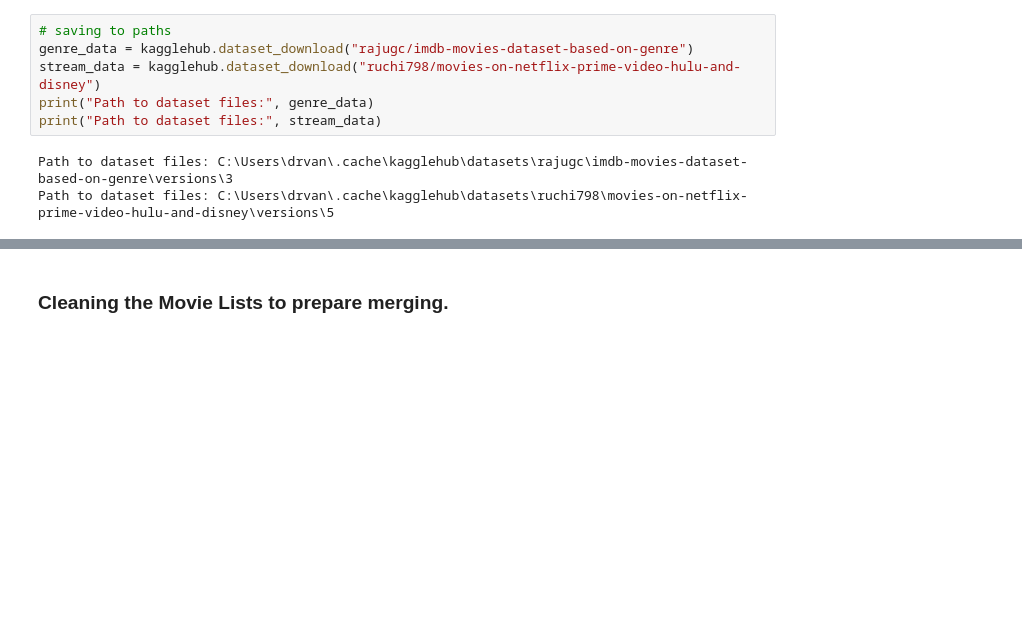
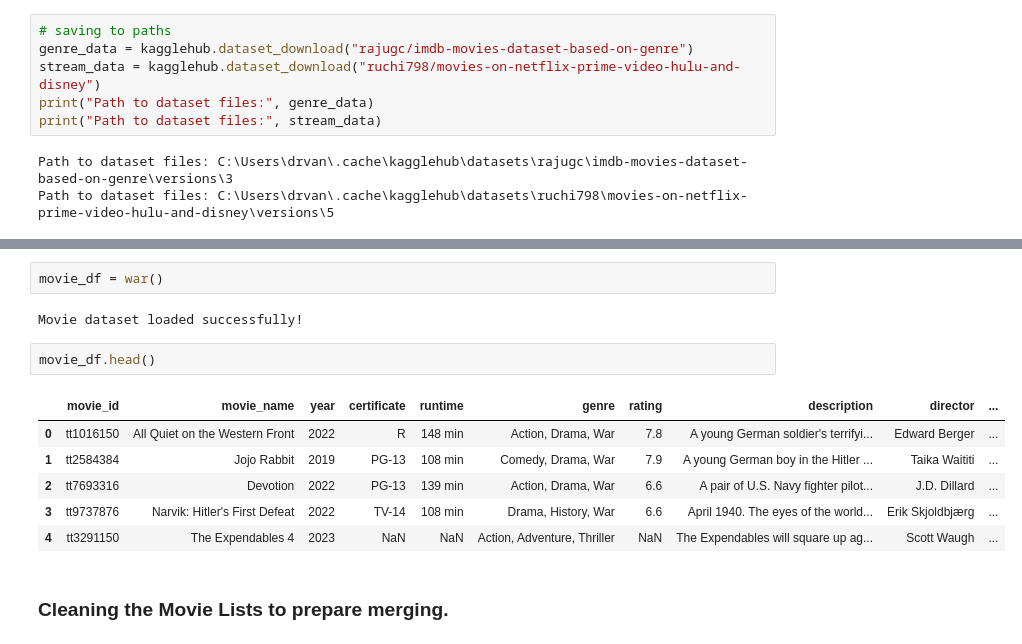
Before and after one commit to danthreepo/CapstoneProject_2025, a Jupyter notebook: vankirk_capstone_project_2025.ipynb, the cells around one changed output, grey strips where cells are left out. Drawn from its saved outputs; the diff is of its cells as text; blank space fills up the shorter version.

Commit message:
added funtions for each genre and the plan is to make prompt the user to select the genre... fingers crossed!

```diff
--- a/vankirk_capstone_project_2025.ipynb
+++ b/vankirk_capstone_project_2025.ipynb
@@ -159,3 +171,16 @@ Files in directory: ['action.csv', 'adventure.csv', 'animation.csv', 'biography.
+# %%
+movie_df = war()
+# %% [output]
+Movie dataset loaded successfully!
+# %%
+movie_df.head()
+# %% [output]
+|  | movie_id | movie_name | year | certificate | runtime | genre | rating | description | director | ... |
+| 0 | tt1016150 | All Quiet on the Western Front | 2022 | R | 148 min | Action, Drama, War | 7.8 | A young German soldier's terrifyi... | Edward Berger | ... |
+| 1 | tt2584384 | Jojo Rabbit | 2019 | PG-13 | 108 min | Comedy, Drama, War | 7.9 | A young German boy in the Hitler ... | Taika Waititi | ... |
+| 2 | tt7693316 | Devotion | 2022 | PG-13 | 139 min | Action, Drama, War | 6.6 | A pair of U.S. Navy fighter pilot... | J.D. Dillard | ... |
+| 3 | tt9737876 | Narvik: Hitler's First Defeat | 2022 | TV-14 | 108 min | Drama, History, War | 6.6 | April 1940. The eyes of the world... | Erik Skjoldbjærg | ... |
+| 4 | tt3291150 | The Expendables 4 | 2023 | NaN | NaN | Action, Adventure, Thriller | NaN | The Expendables will square up ag... | Scott Waugh | ... |
 # %% [markdown]
 ### Cleaning the Movie Lists to prepare merging.
 # %%
```
Also changed, not shown: parts of 8 cells of this notebook.
